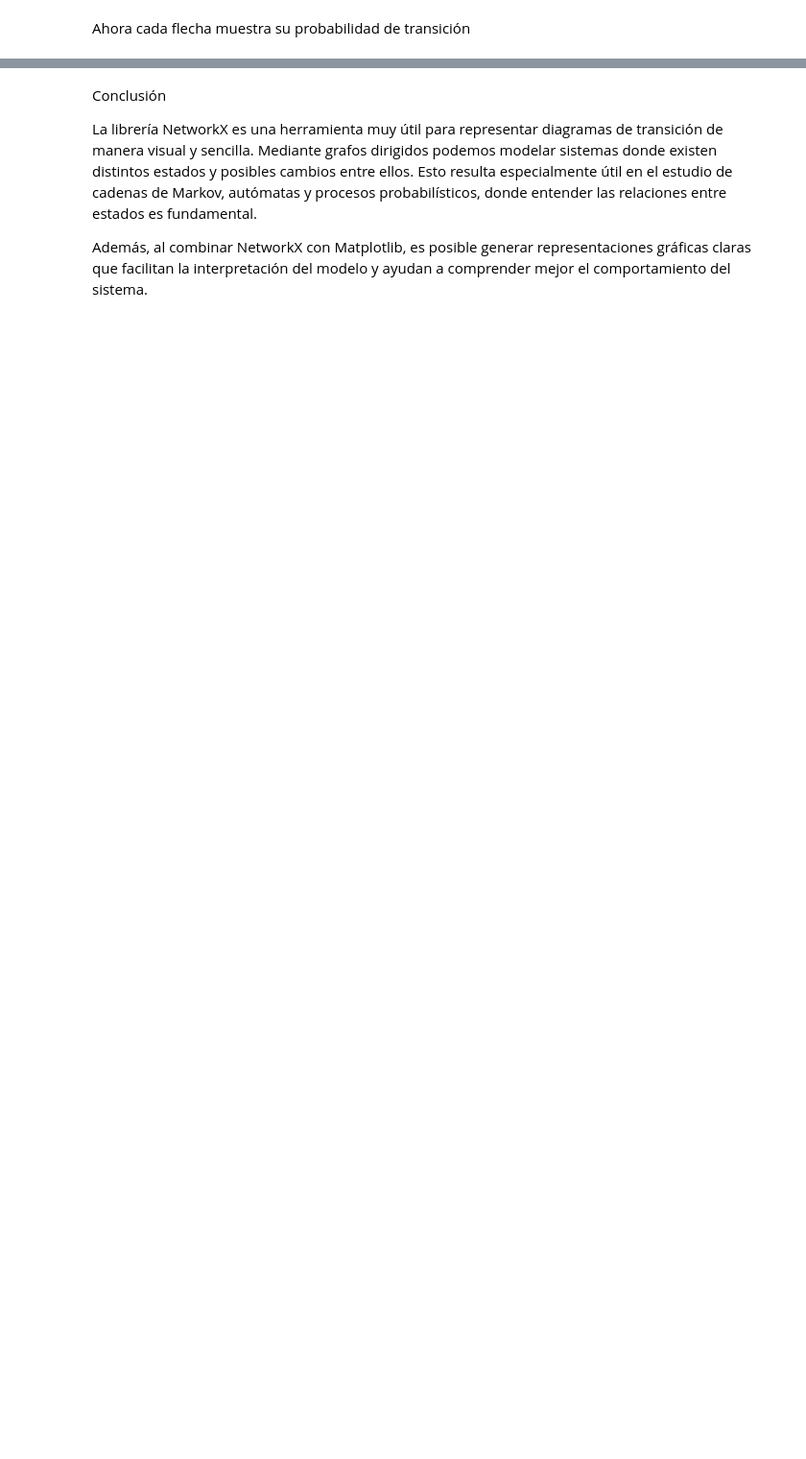
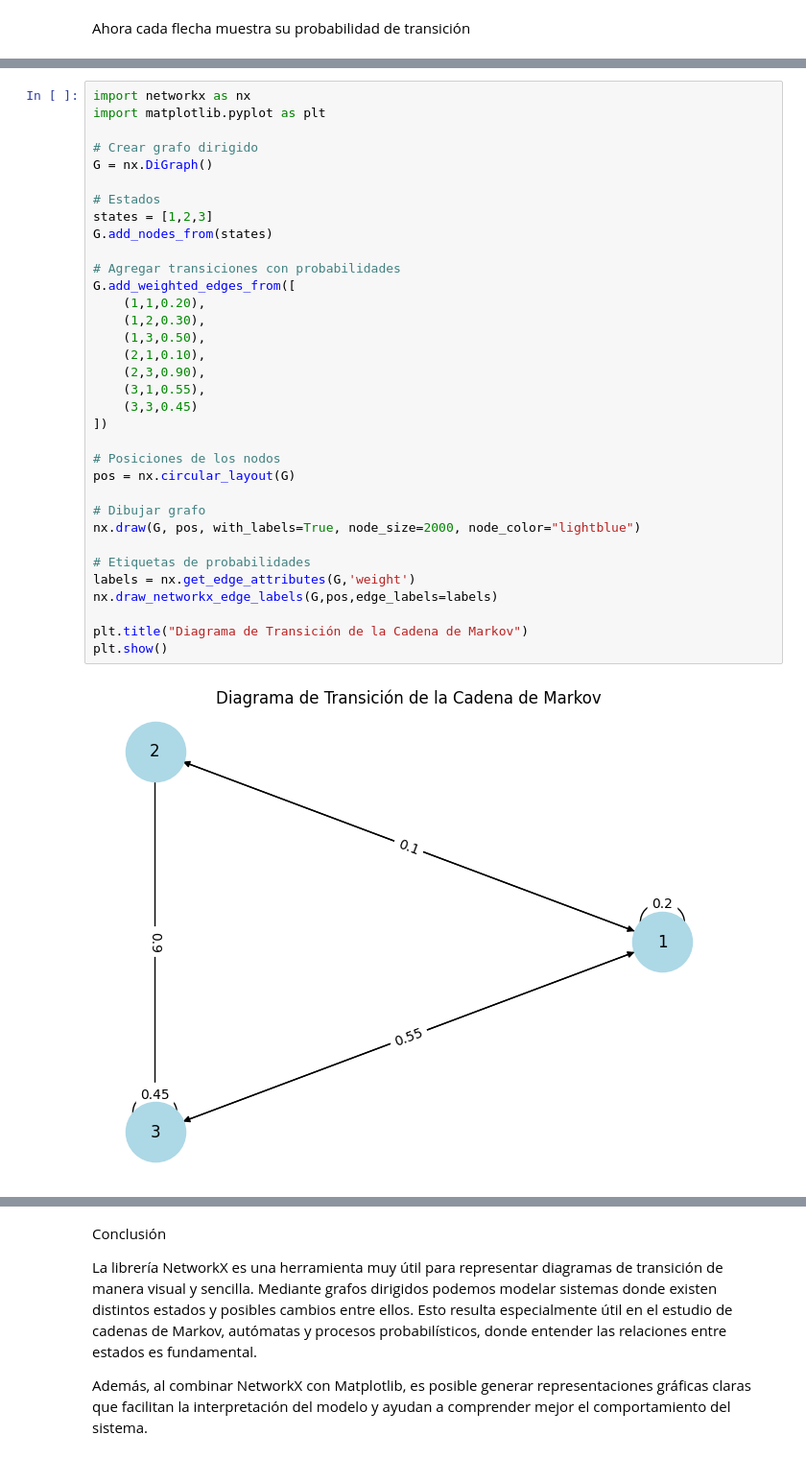
Before and after one commit to FOFM030711/Caminata-aleatoria-1D, a Jupyter notebook: Tutorial de Sympy y Networkx.ipynb, the cells around one changed output, grey strips where cells are left out. Shown at 96% size. Saved outputs shown, nothing was run; the diff lists cells and outputs as text; blank space fills up the shorter version.

```diff
--- a/Tutorial de Sympy y Networkx.ipynb
+++ b/Tutorial de Sympy y Networkx.ipynb
@@ -408,0 +630,36 @@ Ahora cada flecha muestra su probabilidad de transición
+# %%
+import networkx as nx
+import matplotlib.pyplot as plt
+
+# Crear grafo dirigido
+G = nx.DiGraph()
+
+# Estados
+states = [1,2,3]
+G.add_nodes_from(states)
+
+# Agregar transiciones con probabilidades
+G.add_weighted_edges_from([
+    (1,1,0.20),
+    (1,2,0.30),
+    (1,3,0.50),
+    (2,1,0.10),
+    (2,3,0.90),
+    (3,1,0.55),
+    (3,3,0.45)
+])
+
+# Posiciones de los nodos
+pos = nx.circular_layout(G)
+
+# Dibujar grafo
+nx.draw(G, pos, with_labels=True, node_size=2000, node_color="lightblue")
+
+# Etiquetas de probabilidades
+labels = nx.get_edge_attributes(G,'weight')
+nx.draw_networkx_edge_labels(G,pos,edge_labels=labels)
+
+plt.title("Diagrama de Transición de la Cadena de Markov")
+plt.show()
+# %% [output]
+[figure, added]
```
Also changed, not shown: parts of 38 cells of this notebook.
